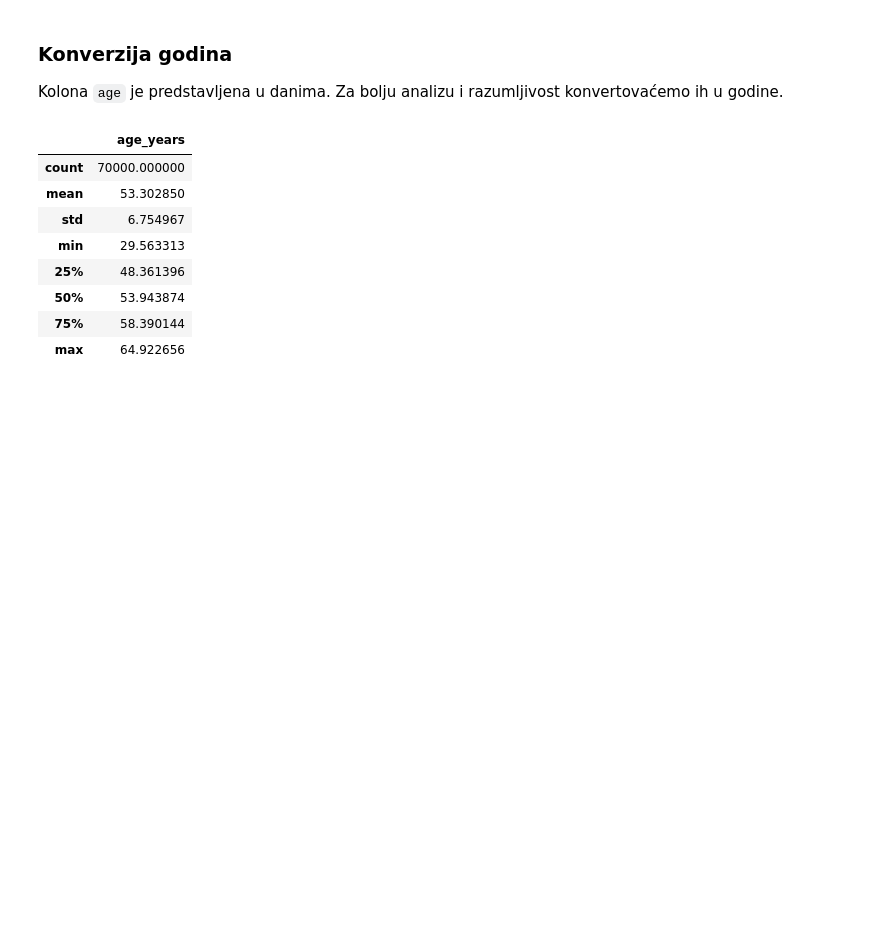
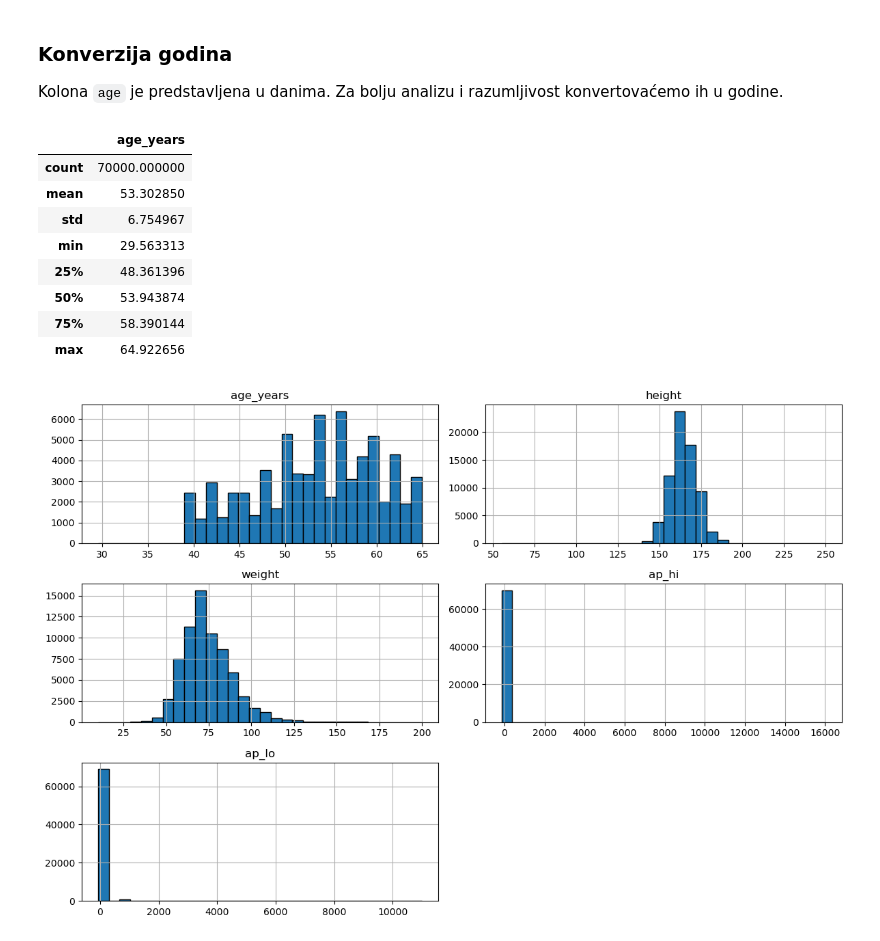
Before and after one commit to natalija529/cardiovascular, a Jupyter notebook: cardiovascular-disease.ipynb, the cells around one changed output. Cells and saved outputs as stored; diff of their text form; code cells hidden in the pictures; blank space fills up the shorter version.

```diff
--- a/cardiovascular-disease.ipynb
+++ b/cardiovascular-disease.ipynb
@@ -136,3 +136,18 @@ df[["age_years"]].describe()
 | 50% | 53.943874 |
 | 75% | 58.390144 |
 | max | 64.922656 |
+# %%
+numerical_features = [
+    "age_years", "height", "weight", "ap_hi", "ap_lo"
+]
+
+df[numerical_features].hist(
+    bins=30,
+    figsize=(12, 8),
+    edgecolor="black"
+)
+
+plt.tight_layout()
+plt.show()
+# %% [output]
+[figure, added]
```
Also changed, not shown: parts of 37 cells of this notebook.
